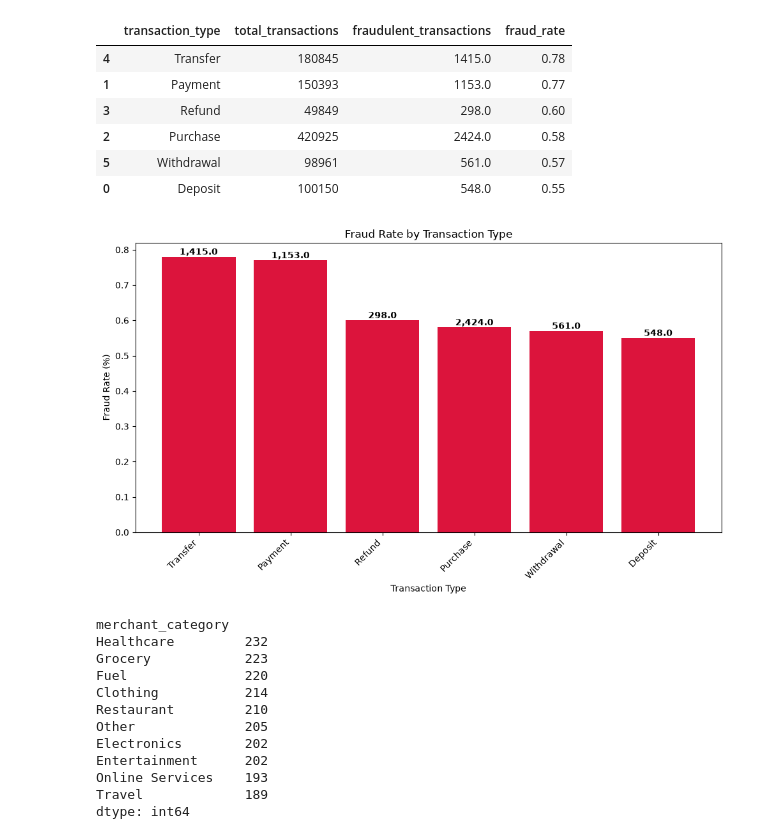
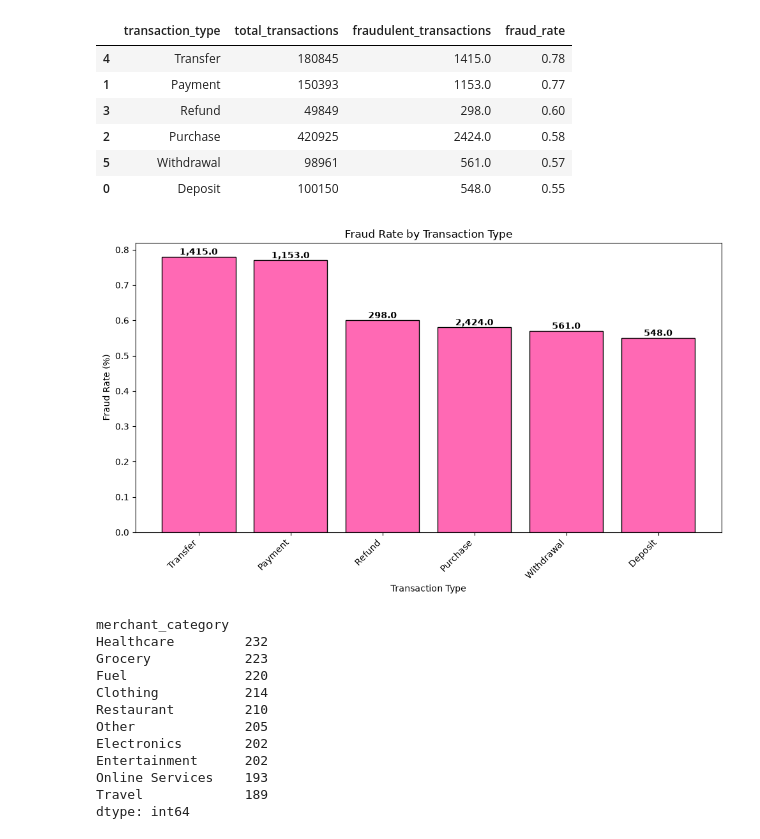
Before and after one commit to akonamajongile-a11y/bankguard, a Jupyter notebook: CleaningCustomers.ipynb, the cells around one changed output. Saved outputs shown, nothing was run; the diff lists cells and outputs as text; code cells hidden in the pictures.

```diff
--- a/CleaningCustomers.ipynb
+++ b/CleaningCustomers.ipynb
@@ -1092,35 +1094,36 @@ fig, ax = plt.subplots(figsize=(10, 6))
 # Create bars (height still represents fraud rate)
 bars = ax.bar(
     plot_data['transaction_type'],
     plot_data['fraud_rate'],
-    color='crimson'
+    color='hotpink',
+    edgecolor='black'
 )
 
 # Add fraud count labels on top of each bar
 for bar, fraud_count in zip(
     bars,
     plot_data['fraudulent_transactions']
 ):
     height = bar.get_height()
     ax.text(
         bar.get_x() + bar.get_width() / 2,
         height,
         f'{fraud_count:,}',
         ha='center',
         va='bottom',
         fontweight='bold'
     )
 ax.set_title('Fraud Rate by Transaction Type')
 ax.set_xlabel('Transaction Type')
 ax.set_ylabel('Fraud Rate (%)')
 
 # Rotate labels for readability
 plt.xticks(rotation=45, ha='right')
 
 plt.tight_layout()
 plt.show()
 # %% [output]
-[figure, old version]
+[figure, new version]
 # %%
 # Which merchants catgories associated with the highest risk?
 high_risk_merchants = merchants[
```
Also changed, not shown: parts of 5 cells of this notebook.
